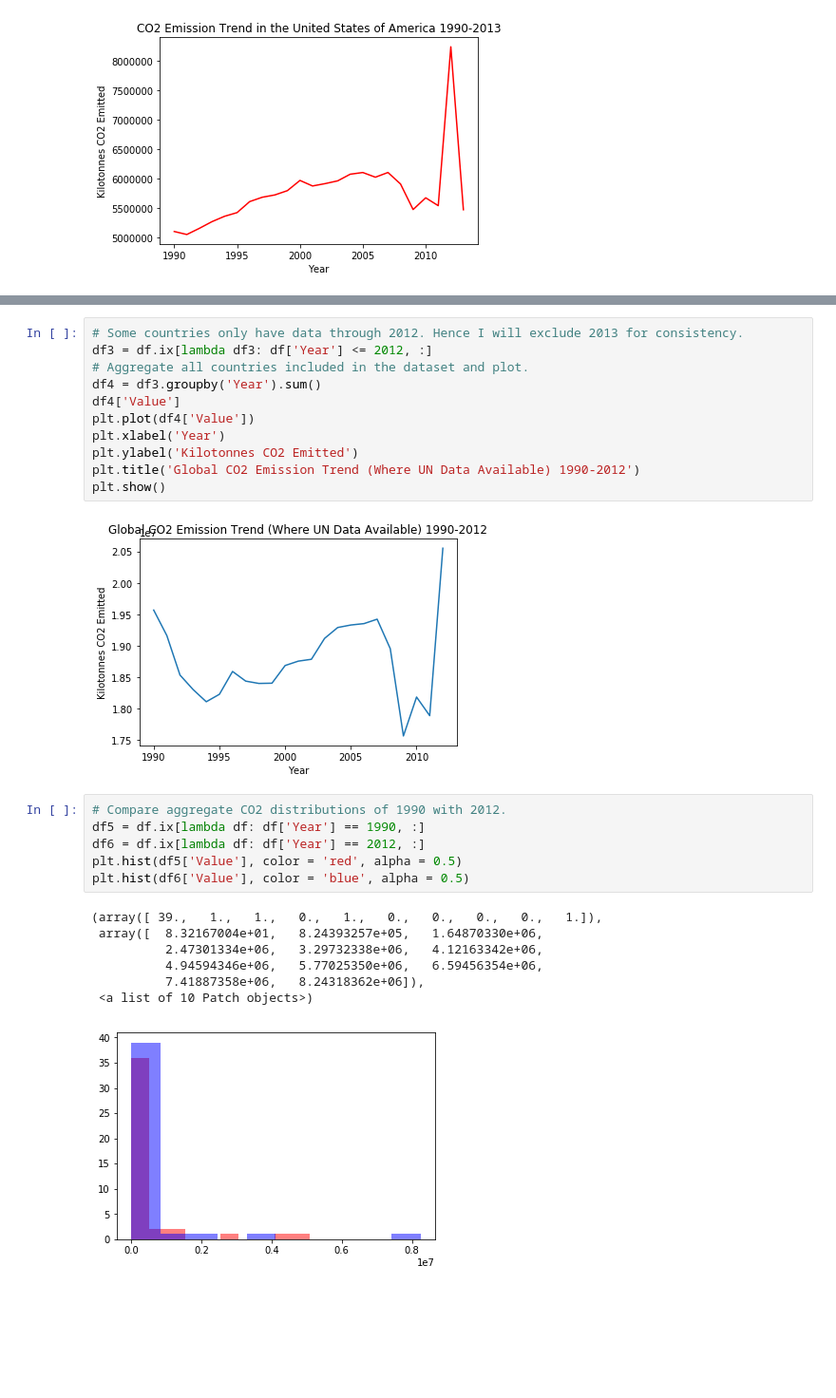
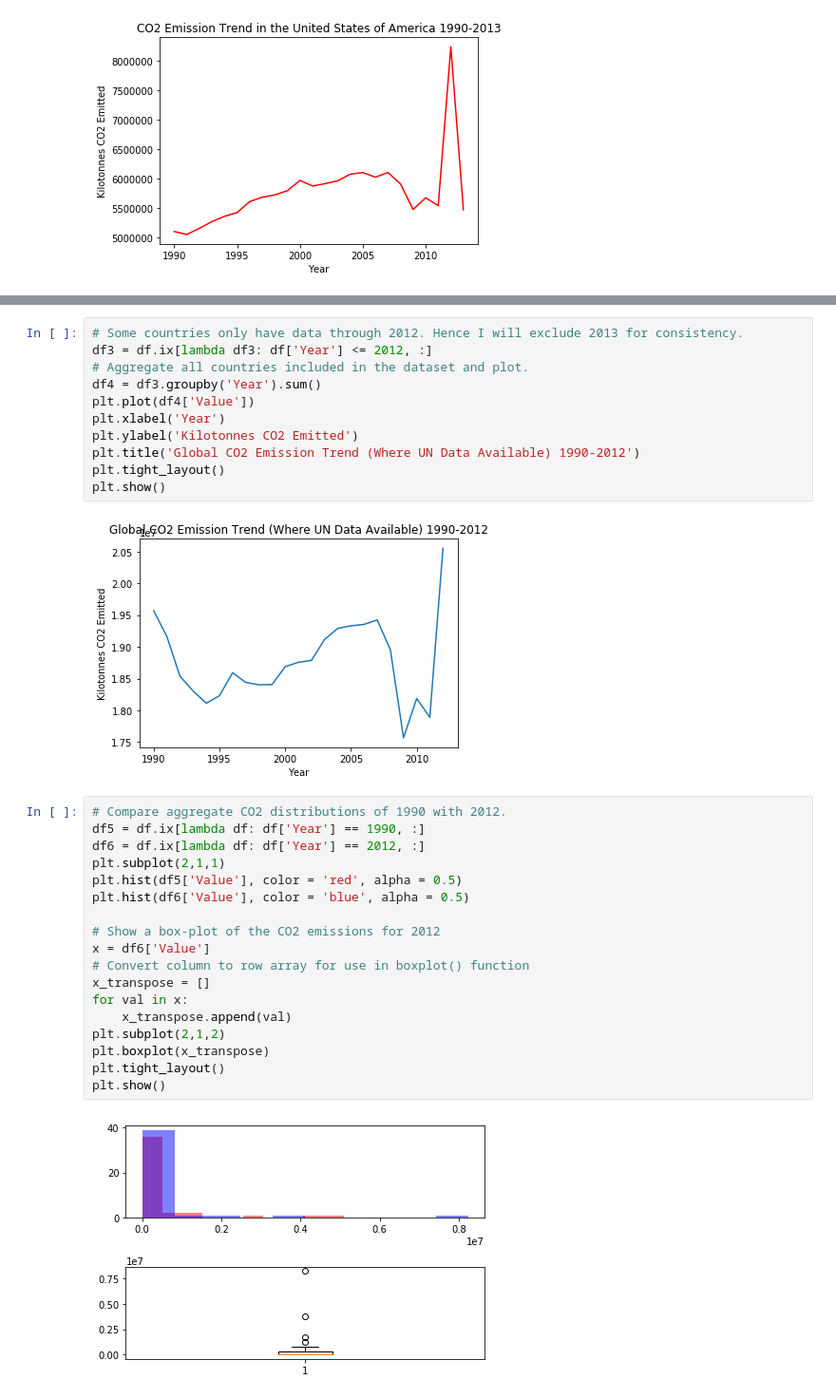
Before and after one commit to ryan-t-mitchell/thinkful, a Jupyter notebook: Thinkful+Unit+2+Challenge.ipynb, the cells around one changed output, grey strips where cells are left out. Shown: that part at 95% size. Saved outputs shown, nothing was run; the diff lists cells and outputs as text; blank space fills up the shorter version.

```diff
--- a/Thinkful+Unit+2+Challenge.ipynb
+++ b/Thinkful+Unit+2+Challenge.ipynb
@@ -55,25 +55,31 @@ United States of America  2013  8.243184e+06
 df3 = df.ix[lambda df3: df['Year'] <= 2012, :]
 # Aggregate all countries included in the dataset and plot.
 df4 = df3.groupby('Year').sum()
-df4['Value']
 plt.plot(df4['Value'])
 plt.xlabel('Year')
 plt.ylabel('Kilotonnes CO2 Emitted')
 plt.title('Global CO2 Emission Trend (Where UN Data Available) 1990-2012')
+plt.tight_layout()
 plt.show()
 # %% [output]
-[figure, old version]
+[figure, new version]
 # %%
 # Compare aggregate CO2 distributions of 1990 with 2012.
 df5 = df.ix[lambda df: df['Year'] == 1990, :]
 df6 = df.ix[lambda df: df['Year'] == 2012, :]
+plt.subplot(2,1,1)
 plt.hist(df5['Value'], color = 'red', alpha = 0.5)
 plt.hist(df6['Value'], color = 'blue', alpha = 0.5)
+
+# Show a box-plot of the CO2 emissions for 2012
+x = df6['Value']
+# Convert column to row array for use in boxplot() function
+x_transpose = []
+for val in x:
+    x_transpose.append(val)
+plt.subplot(2,1,2)
+plt.boxplot(x_transpose)
+plt.tight_layout()
+plt.show()
 # %% [output]
-(array([ 39.,   1.,   1.,   0.,   1.,   0.,   0.,   0.,   0.,   1.]),
- array([  8.32167004e+01,   8.24393257e+05,   1.64870330e+06,
-          2.47301334e+06,   3.29732338e+06,   4.12163342e+06,
-          4.94594346e+06,   5.77025350e+06,   6.59456354e+06,
-          7.41887358e+06,   8.24318362e+06]),
- <a list of 10 Patch objects>)
-[figure, old version]
+[figure, new version]
```
Also changed, not shown: parts of 1 cell of this notebook, 1 other file.
